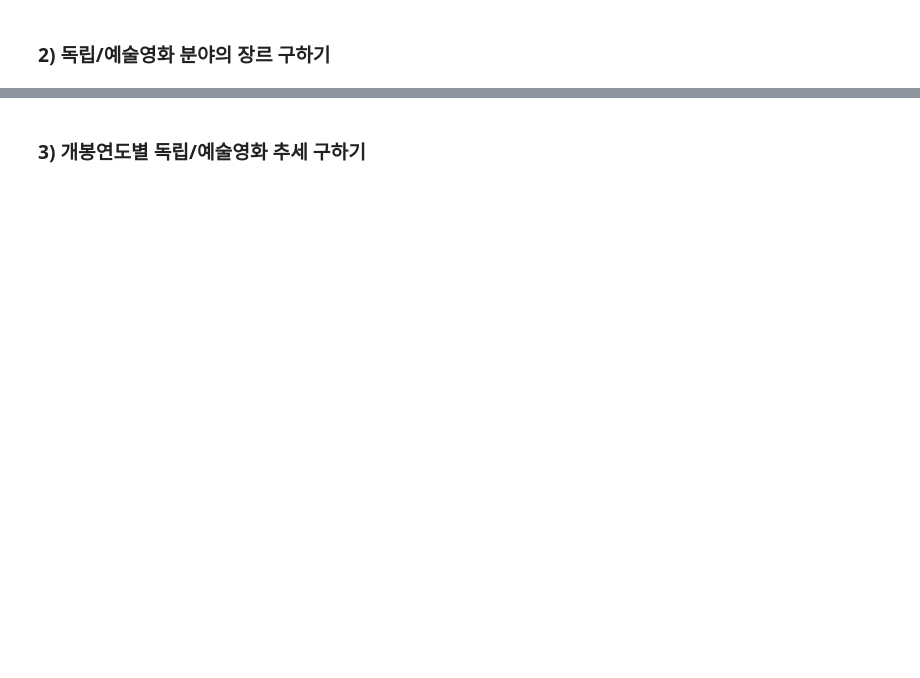
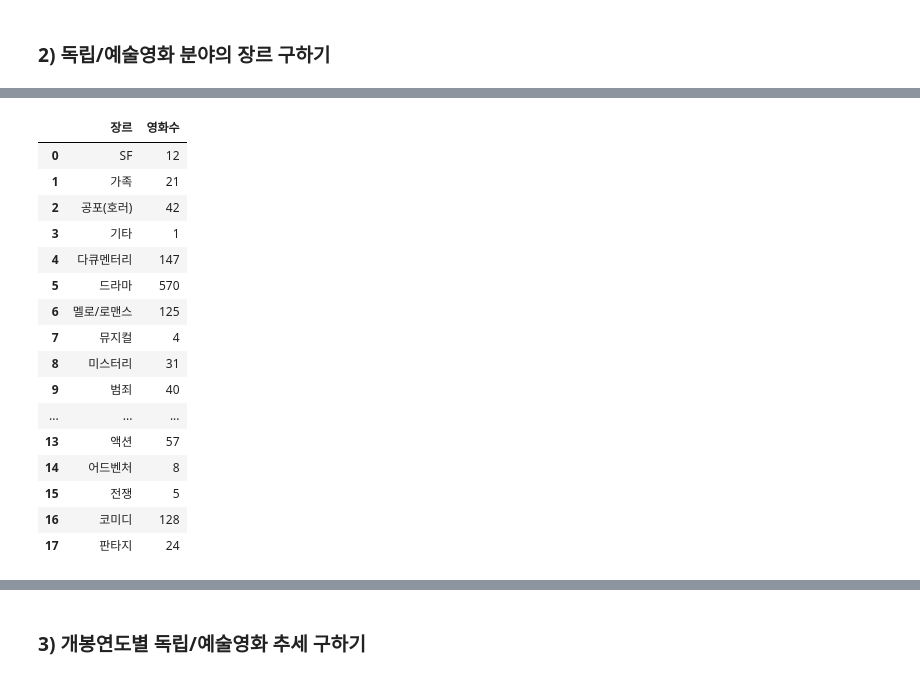
Before and after one commit to yujin-jo/mini-project-team1, a Jupyter notebook: 2. Data Analysis/analysis_02_독립영화수의추세.ipynb, the cells around one changed output, grey strips where cells are left out. Drawn from its saved outputs; the diff is of its cells as text; code cells hidden in the pictures; blank space fills up the shorter version.

```diff
--- a/2. Data Analysis/analysis_02_독립영화수의추세.ipynb
+++ b/2. Data Analysis/analysis_02_독립영화수의추세.ipynb
@@ -47,14 +49,33 @@ fig.update_traces(textposition="inside", textinfo="percent+label")
 # %%
 # 독립/예술영화 장르
 art_genre = art.groupby('장르')['영화명'].count().reset_index()
 art_genre.columns = ['장르', '영화수']
 art_genre
 
 fig = px.pie(art_genre, values='영화수', names='장르', title='독립/예술영화 장르에 따른 비중'
             ,color_discrete_sequence=px.colors.sequential.Plasma
             ,width=600, height=600)
 fig.update_traces(textposition="inside", textinfo="percent+label")
 # plotly.offline.plot(fig) # 새로운 창에서 열 수 있음
 fig.show()
+
+art_genre
 # %% [output]
 [interactive output not drawn]
+|  | 장르 | 영화수 |
+| 0 | SF | 12 |
+| 1 | 가족 | 21 |
+| 2 | 공포(호러) | 42 |
+| 3 | 기타 | 1 |
+| 4 | 다큐멘터리 | 147 |
+| 5 | 드라마 | 570 |
+| 6 | 멜로/로맨스 | 125 |
+| 7 | 뮤지컬 | 4 |
+| 8 | 미스터리 | 31 |
+| 9 | 범죄 | 40 |
+| ... | ... | ... |
+| 13 | 액션 | 57 |
+| 14 | 어드벤처 | 8 |
+| 15 | 전쟁 | 5 |
+| 16 | 코미디 | 128 |
+| 17 | 판타지 | 24 |
```
Also changed, not shown: parts of 12 cells of this notebook.
